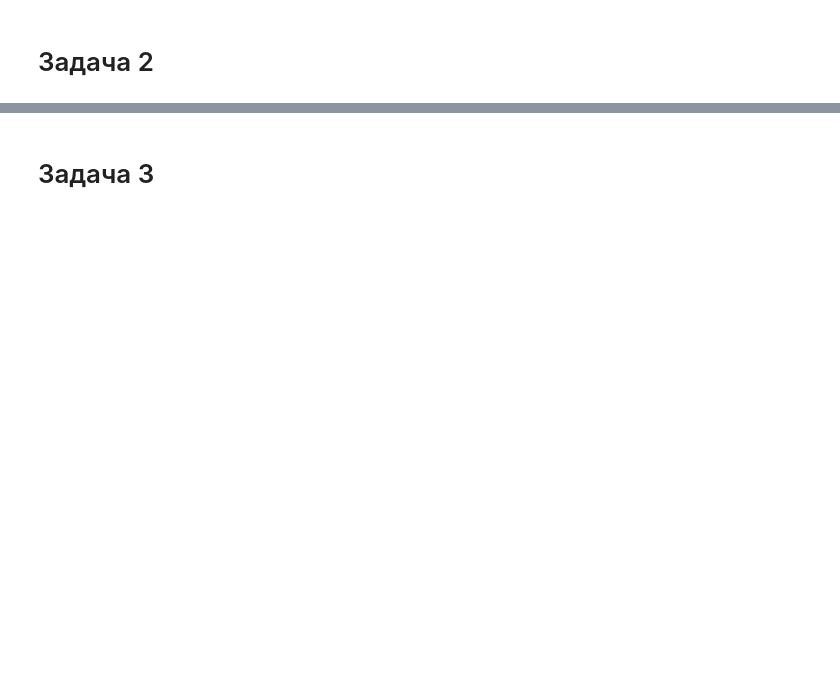
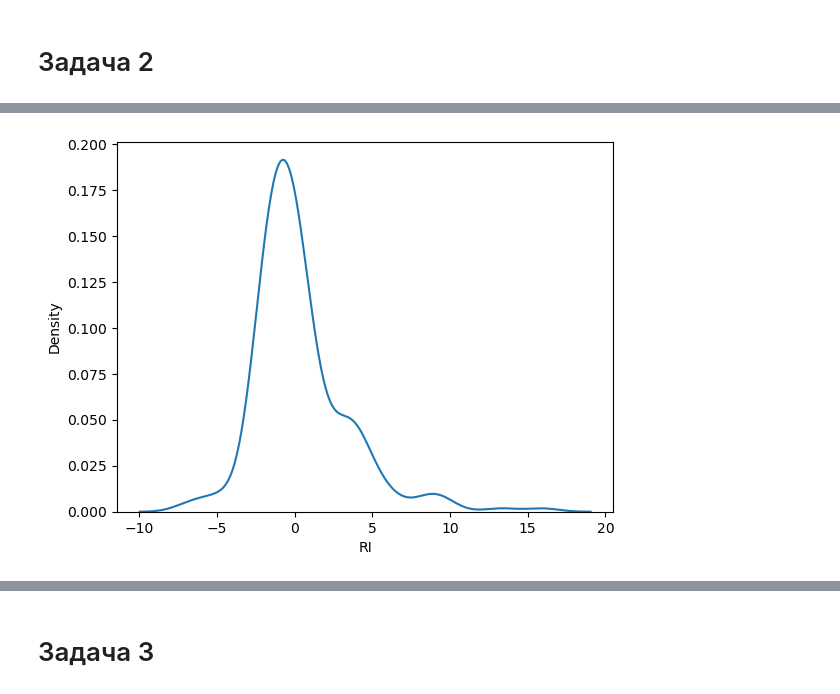
Before and after one commit to voroninip/Statistics, a Jupyter notebook: HW10/HW10.ipynb, the cells around one changed output, grey strips where cells are left out. Saved outputs shown, nothing was run; the diff lists cells and outputs as text; code cells hidden in the pictures; blank space fills up the shorter version.

```diff
--- a/HW10/HW10.ipynb
+++ b/HW10/HW10.ipynb
@@ -6,0 +35,9 @@
+# %%
+import matplotlib.pyplot as plt
+import seaborn as sns
+import statsmodels.api as sm
+import numpy as np
+
+sns.kdeplot(sample);
+# %% [output]
+[figure, added]
```
Also changed, not shown: parts of 8 cells of this notebook, 1 other file.
